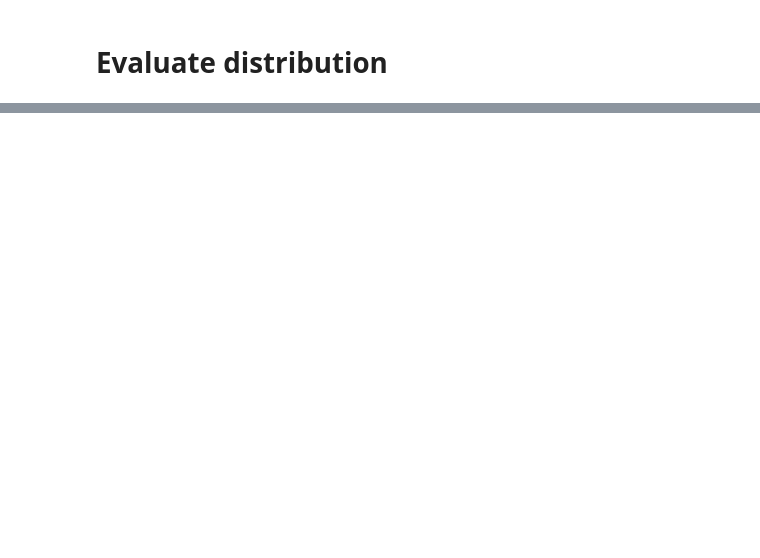
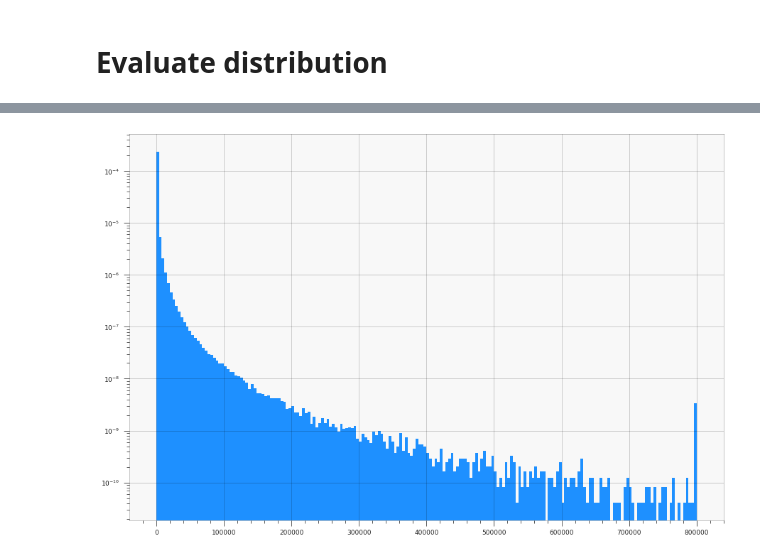
Before and after one commit to IvanRoblesMunoz/document_information_extraction, a Jupyter notebook: notebooks/eda/03-pageviews-eda.ipynb, the cells around one changed output, grey strips where cells are left out. Drawn from its saved outputs; the diff is of its cells as text; code cells hidden in the pictures; blank space fills up the shorter version.

```diff
--- a/notebooks/eda/03-pageviews-eda.ipynb
+++ b/notebooks/eda/03-pageviews-eda.ipynb
@@ -116,3 +116,14 @@ plt.show()
+# %%
+plt.figure(figsize=(15, 10))
+# page_view_df[(page_view_df["mean_views"] < 1e7) & (page_view_df["mean_views"] >= 0)]
+page_view_df["mean_views"].clip(None, 0.8e6).hist(
+    bins=200, density=True, color="dodgerblue"
+)
+
+plt.yscale("log")
+plt.show()
+# %% [output]
+[figure, added]
 # %%
 page_view_df["mean_views_cum"] = page_view_df["mean_views"].cumsum()
 page_view_df["mean_views_cum_perc"] = (
```
Also changed, not shown: parts of 5 cells of this notebook, 9 other files.
